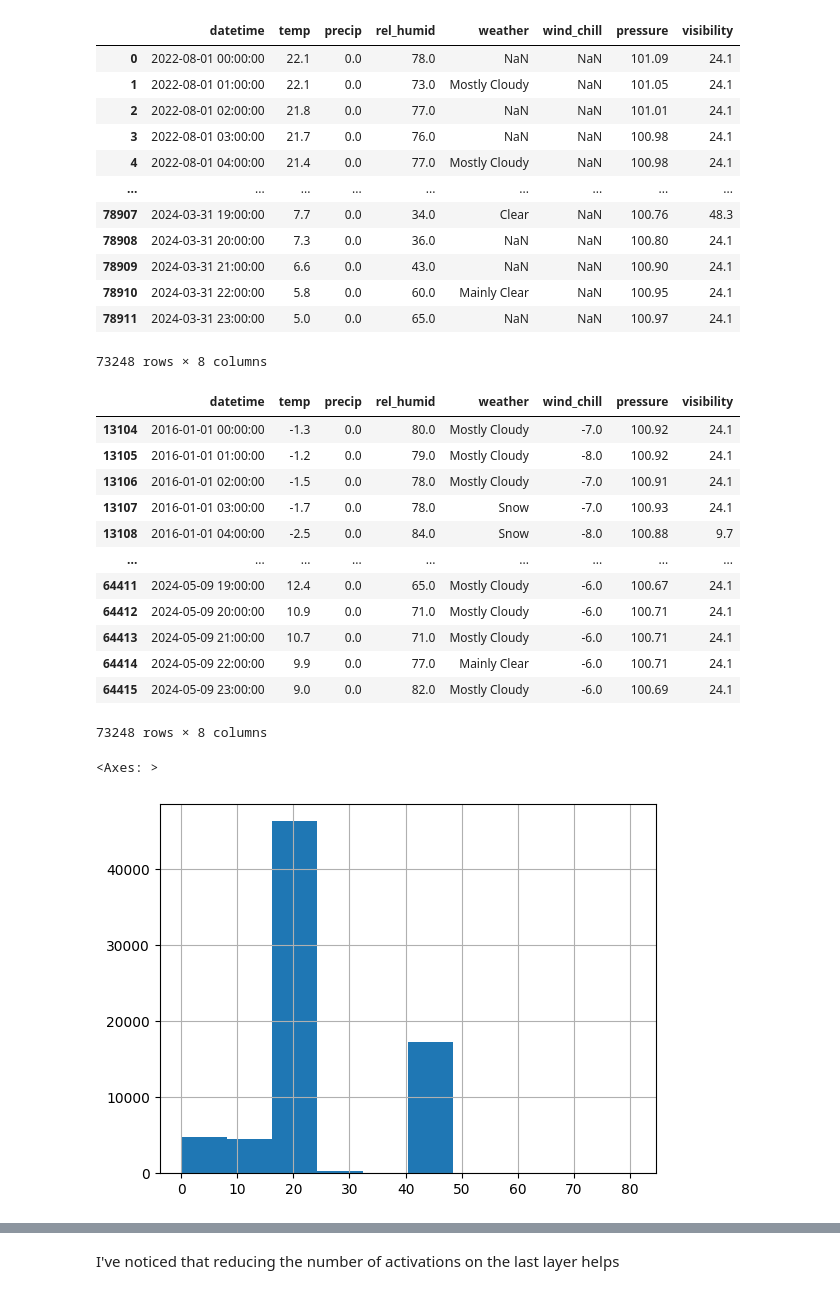
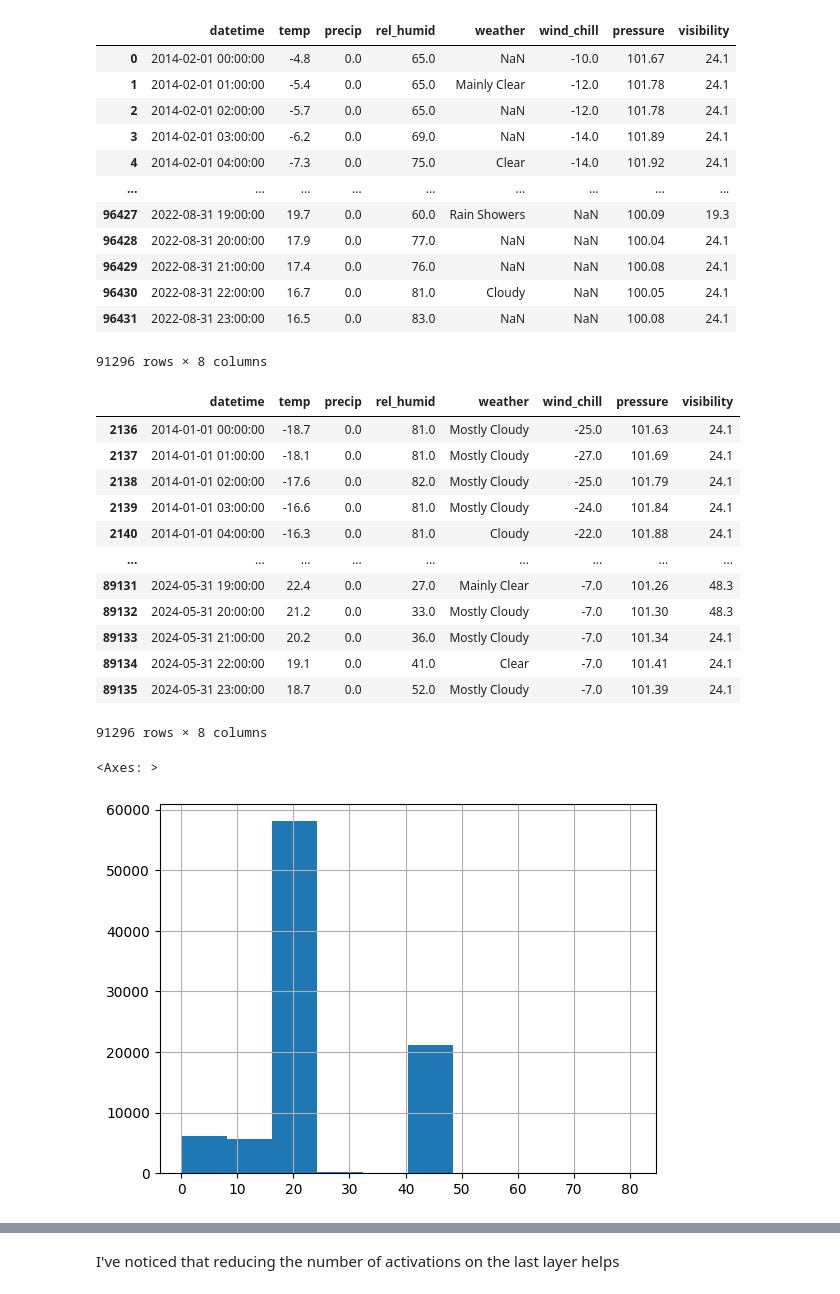
Before and after one commit to Magellol/montreal-aqi-predictions, a Jupyter notebook: index.ipynb, the cells around one changed output, grey strips where cells are left out. Cells and saved outputs as stored; diff of their text form; code cells hidden in the pictures.

```diff
--- a/index.ipynb
+++ b/index.ipynb
@@ -28,13 +23,8 @@ import ipywidgets as widgets
 import concurrent.futures
 import urllib.request
 
-# Adjust this based on data availibility
-# FIRST_DAY = pd.Timestamp("2012-01-01")
-FIRST_DAY = pd.Timestamp("2016-01-01")
-
-# When the data analysis should stop
-# The quality of predictions decline rapidly after Oct 2023 so let's zoom on that for now
-LAST_DAY = pd.Timestamp("2024-05-10")
+FIRST_DAY = pd.Timestamp("2014-01-01")
+LAST_DAY = pd.Timestamp("2024-06-01")
 
 def filter_known_range(df):
   return df[(df['datetime'] >= FIRST_DAY) & (df['datetime'] < LAST_DAY)]
@@ -163,8 +132,22 @@ def mk_dls(df):
 # %%
+station_ids = ["30165", "51157"]
+
+years = range(FIRST_DAY.year, LAST_DAY.year + 1)
+months = range(1, 13)
+
+dates = [(station_id, month, year) for year in years for month in months for station_id in station_ids]
+urls = list(map(lambda xy: f"https://climate.weather.gc.ca/climate_data/bulk_data_e.html?format=csv&stationID={xy[0]}&Year={xy[2]}&Month={xy[1]}&Day=1&timeframe=1&submit=Download+Data", dates))
 all_files = []
-for filename in os.listdir("."):
-  if filename.startswith("weather_"):
-    all_files.append(pd.read_csv(filename))
+
+with concurrent.futures.ThreadPoolExecutor(max_workers=5) as executor:
+    future_to_url = {executor.submit(get_weather_csv, url): url for url in urls}
+    for future in concurrent.futures.as_completed(future_to_url):
+        url = future_to_url[future]
+        try:
+            filepath = future.result()
+            all_files.append(pd.read_csv(filepath))
+        except Exception as exc:
+            print('%r generated an exception: %s' % (url, exc))
 
 weather_df = pd.concat(all_files)
 weather_df.rename(columns={'Date/Time (LST)': 'datetime',
@@ -176,3 +159,4 @@ weather_df.rename(columns={'Date/Time (LST)': 'datetime',
                            "Stn Press (kPa)": "pressure",
                            "Visibility (km)": "visibility"}, inplace=True)
 weather_df['datetime'] = pd.to_datetime(weather_df['datetime'])
+weather_df
@@ -179,4 +177,5 @@ weather_df['datetime'] = pd.to_datetime(weather_df['datetime'])
 # %%
+# Some stations only include a subset of the data in each field...
 weather_station_df1 = weather_df[weather_df['Station Name'] == 'MONTREAL/PIERRE ELLIOTT TRUDEAU INTL'][['datetime', 'temp', 'precip', 'rel_humid']]
 weather_station_df2 = weather_df[weather_df['Station Name'] == 'MONTREAL INTL A'][['datetime', 'weather', 'wind_chill', 'pressure', 'visibility']]
 
@@ -186,51 +185,51 @@ weather_df = filter_known_range(weather_df)
 weather_df
 # %% [output]
 |  | datetime | temp | precip | rel_humid | weather | wind_chill | pressure | visibility |
-| 0 | 2022-08-01 00:00:00 | 22.1 | 0.0 | 78.0 | NaN | NaN | 101.09 | 24.1 |
-| 1 | 2022-08-01 01:00:00 | 22.1 | 0.0 | 73.0 | Mostly Cloudy | NaN | 101.05 | 24.1 |
-| 2 | 2022-08-01 02:00:00 | 21.8 | 0.0 | 77.0 | NaN | NaN | 101.01 | 24.1 |
-| 3 | 2022-08-01 03:00:00 | 21.7 | 0.0 | 76.0 | NaN | NaN | 100.98 | 24.1 |
-| 4 | 2022-08-01 04:00:00 | 21.4 | 0.0 | 77.0 | Mostly Cloudy | NaN | 100.98 | 24.1 |
+| 0 | 2014-02-01 00:00:00 | -4.8 | 0.0 | 65.0 | NaN | -10.0 | 101.67 | 24.1 |
+| 1 | 2014-02-01 01:00:00 | -5.4 | 0.0 | 65.0 | Mainly Clear | -12.0 | 101.78 | 24.1 |
+| 2 | 2014-02-01 02:00:00 | -5.7 | 0.0 | 65.0 | NaN | -12.0 | 101.78 | 24.1 |
+| 3 | 2014-02-01 03:00:00 | -6.2 | 0.0 | 69.0 | NaN | -14.0 | 101.89 | 24.1 |
+| 4 | 2014-02-01 04:00:00 | -7.3 | 0.0 | 75.0 | Clear | -14.0 | 101.92 | 24.1 |
 | ... | ... | ... | ... | ... | ... | ... | ... | ... |
-| 78907 | 2024-03-31 19:00:00 | 7.7 | 0.0 | 34.0 | Clear | NaN | 100.76 | 48.3 |
-| 78908 | 2024-03-31 20:00:00 | 7.3 | 0.0 | 36.0 | NaN | NaN | 100.80 | 24.1 |
-| 78909 | 2024-03-31 21:00:00 | 6.6 | 0.0 | 43.0 | NaN | NaN | 100.90 | 24.1 |
-| 78910 | 2024-03-31 22:00:00 | 5.8 | 0.0 | 60.0 | Mainly Clear | NaN | 100.95 | 24.1 |
-| 78911 | 2024-03-31 23:00:00 | 5.0 | 0.0 | 65.0 | NaN | NaN | 100.97 | 24.1 |
+| 96427 | 2022-08-31 19:00:00 | 19.7 | 0.0 | 60.0 | Rain Showers | NaN | 100.09 | 19.3 |
+| 96428 | 2022-08-31 20:00:00 | 17.9 | 0.0 | 77.0 | NaN | NaN | 100.04 | 24.1 |
+| 96429 | 2022-08-31 21:00:00 | 17.4 | 0.0 | 76.0 | NaN | NaN | 100.08 | 24.1 |
+| 96430 | 2022-08-31 22:00:00 | 16.7 | 0.0 | 81.0 | Cloudy | NaN | 100.05 | 24.1 |
+| 96431 | 2022-08-31 23:00:00 | 16.5 | 0.0 | 83.0 | NaN | NaN | 100.08 | 24.1 |
-73248 rows × 8 columns
+91296 rows × 8 columns
 # %%
 weather_df.fillna({"precip": 0,
                    "temp": weather_df['temp'].fillna(method='bfill'),
                    "rel_humid": weather_df['rel_humid'].mode()[0],
-                   "wind_chill": weather_df['wind_chill'].fillna(method='bfill'),
+                   "wind_chill": weather_df['wind_chill'].mode()[0],
                    "pressure": weather_df['pressure'].mode()[0],
                    "visibility": weather_df['visibility'].mode()[0],
                    "weather": weather_df['weather'].mode()[0]}, inplace=True)
 
 weather_df.sort_values("datetime", inplace=True)
 
 assert weather_df[weather_df.isna().any(axis=1)].empty == True
 
 weather_df
 # %% [output]
 |  | datetime | temp | precip | rel_humid | weather | wind_chill | pressure | visibility |
-| 13104 | 2016-01-01 00:00:00 | -1.3 | 0.0 | 80.0 | Mostly Cloudy | -7.0 | 100.92 | 24.1 |
-| 13105 | 2016-01-01 01:00:00 | -1.2 | 0.0 | 79.0 | Mostly Cloudy | -8.0 | 100.92 | 24.1 |
-| 13106 | 2016-01-01 02:00:00 | -1.5 | 0.0 | 78.0 | Mostly Cloudy | -7.0 | 100.91 | 24.1 |
-| 13107 | 2016-01-01 03:00:00 | -1.7 | 0.0 | 78.0 | Snow | -7.0 | 100.93 | 24.1 |
-| 13108 | 2016-01-01 04:00:00 | -2.5 | 0.0 | 84.0 | Snow | -8.0 | 100.88 | 9.7 |
+| 2136 | 2014-01-01 00:00:00 | -18.7 | 0.0 | 81.0 | Mostly Cloudy | -25.0 | 101.63 | 24.1 |
+| 2137 | 2014-01-01 01:00:00 | -18.1 | 0.0 | 81.0 | Mostly Cloudy | -27.0 | 101.69 | 24.1 |
+| 2138 | 2014-01-01 02:00:00 | -17.6 | 0.0 | 82.0 | Mostly Cloudy | -25.0 | 101.79 | 24.1 |
+| 2139 | 2014-01-01 03:00:00 | -16.6 | 0.0 | 81.0 | Mostly Cloudy | -24.0 | 101.84 | 24.1 |
+| 2140 | 2014-01-01 04:00:00 | -16.3 | 0.0 | 81.0 | Cloudy | -22.0 | 101.88 | 24.1 |
 | ... | ... | ... | ... | ... | ... | ... | ... | ... |
-| 64411 | 2024-05-09 19:00:00 | 12.4 | 0.0 | 65.0 | Mostly Cloudy | -6.0 | 100.67 | 24.1 |
-| 64412 | 2024-05-09 20:00:00 | 10.9 | 0.0 | 71.0 | Mostly Cloudy | -6.0 | 100.71 | 24.1 |
-| 64413 | 2024-05-09 21:00:00 | 10.7 | 0.0 | 71.0 | Mostly Cloudy | -6.0 | 100.71 | 24.1 |
-| 64414 | 2024-05-09 22:00:00 | 9.9 | 0.0 | 77.0 | Mainly Clear | -6.0 | 100.71 | 24.1 |
-| 64415 | 2024-05-09 23:00:00 | 9.0 | 0.0 | 82.0 | Mostly Cloudy | -6.0 | 100.69 | 24.1 |
+| 89131 | 2024-05-31 19:00:00 | 22.4 | 0.0 | 27.0 | Mainly Clear | -7.0 | 101.26 | 48.3 |
+| 89132 | 2024-05-31 20:00:00 | 21.2 | 0.0 | 33.0 | Mostly Cloudy | -7.0 | 101.30 | 48.3 |
+| 89133 | 2024-05-31 21:00:00 | 20.2 | 0.0 | 36.0 | Mostly Cloudy | -7.0 | 101.34 | 24.1 |
+| 89134 | 2024-05-31 22:00:00 | 19.1 | 0.0 | 41.0 | Clear | -7.0 | 101.41 | 24.1 |
+| 89135 | 2024-05-31 23:00:00 | 18.7 | 0.0 | 52.0 | Mostly Cloudy | -7.0 | 101.39 | 24.1 |
-73248 rows × 8 columns
+91296 rows × 8 columns
 # %%
 weather_df['visibility'].hist()
 # %% [output]
 <Axes: >
-[figure, old version]
+[figure, new version]
 # %%
 weather_df['rel_humid'].hist()
 # %% [output]
```
Also changed, not shown: parts of 69 cells of this notebook.
